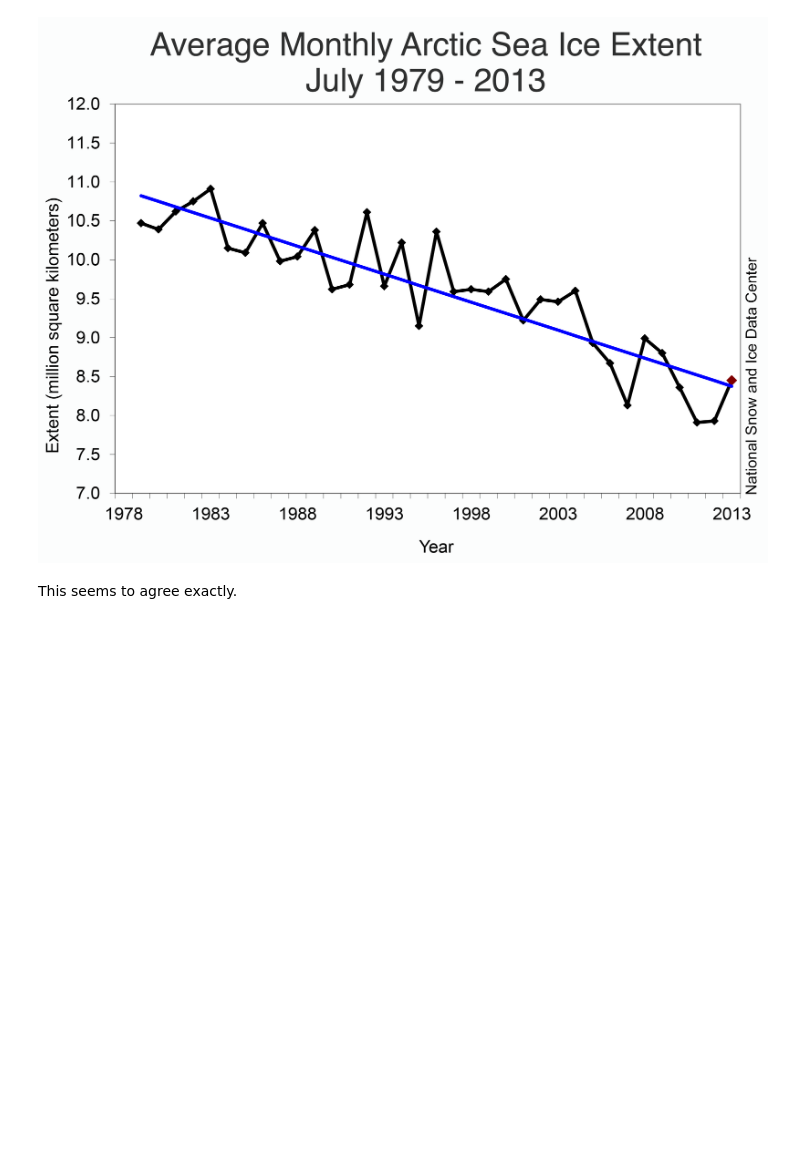
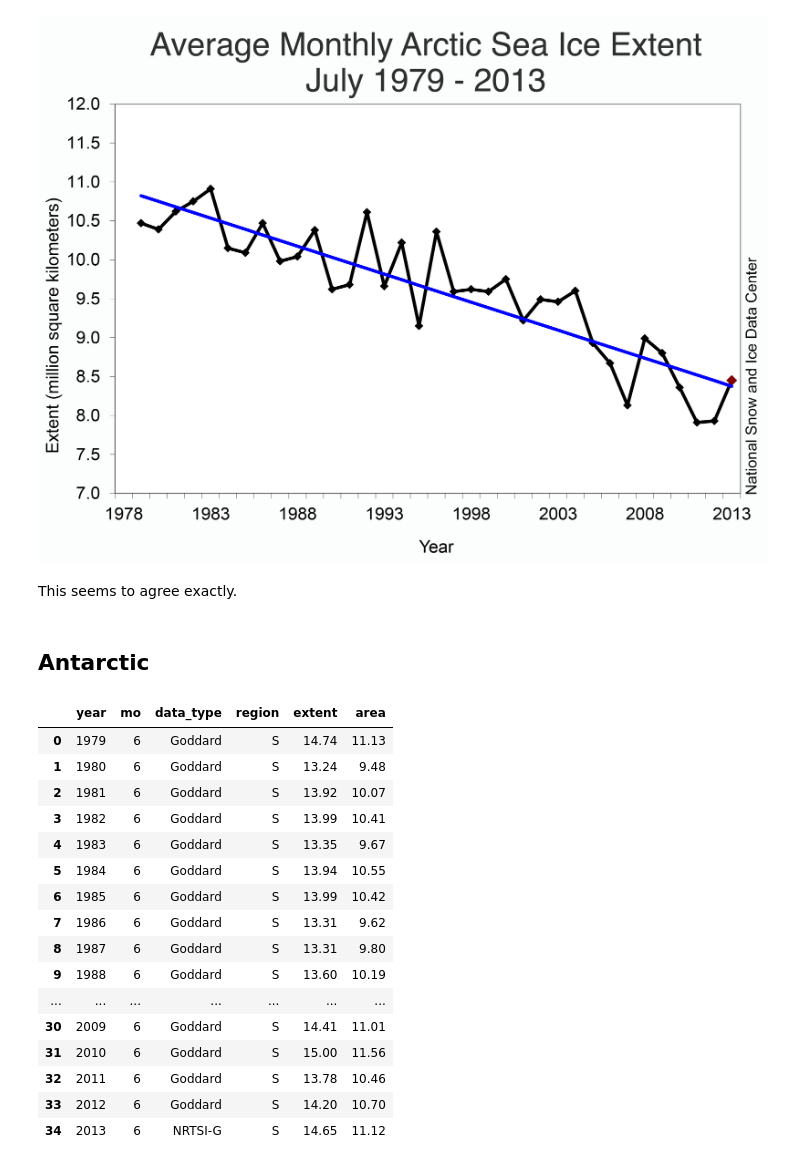
Before and after one commit to certik/climate, a Jupyter notebook: Sea Ice Index.ipynb, the cells around one changed output. Drawn from its saved outputs; the diff is of its cells as text; code cells hidden in the pictures; blank space fills up the shorter version.

```diff
--- a/Sea Ice Index.ipynb
+++ b/Sea Ice Index.ipynb
@@ -171,3 +171,27 @@ Image(url="http://nsidc.org/arcticseaicenews/files/2013/08/Figure3.png", embed=T
 [figure]
 # %% [markdown]
 This seems to agree exactly.
+# %% [markdown]
+## Antarctic
+# %%
+open("data/S_06_area.txt", "w").write(urllib2.urlopen("ftp://sidads.colorado.edu/DATASETS/NOAA/G02135/Jun/S_06_area.txt").read())
+data = read_table("data/S_06_area.txt", skipfooter=7, sep="\s+")
+data
+# %% [output]
+|  | year | mo | data_type | region | extent | area |
+| 0 | 1979 | 6 | Goddard | S | 14.74 | 11.13 |
+| 1 | 1980 | 6 | Goddard | S | 13.24 | 9.48 |
+| 2 | 1981 | 6 | Goddard | S | 13.92 | 10.07 |
+| 3 | 1982 | 6 | Goddard | S | 13.99 | 10.41 |
+| 4 | 1983 | 6 | Goddard | S | 13.35 | 9.67 |
+| 5 | 1984 | 6 | Goddard | S | 13.94 | 10.55 |
+| 6 | 1985 | 6 | Goddard | S | 13.99 | 10.42 |
+| 7 | 1986 | 6 | Goddard | S | 13.31 | 9.62 |
+| 8 | 1987 | 6 | Goddard | S | 13.31 | 9.80 |
+| 9 | 1988 | 6 | Goddard | S | 13.60 | 10.19 |
+| ... | ... | ... | ... | ... | ... | ... |
+| 30 | 2009 | 6 | Goddard | S | 14.41 | 11.01 |
+| 31 | 2010 | 6 | Goddard | S | 15.00 | 11.56 |
+| 32 | 2011 | 6 | Goddard | S | 13.78 | 10.46 |
+| 33 | 2012 | 6 | Goddard | S | 14.20 | 10.70 |
+| 34 | 2013 | 6 | NRTSI-G | S | 14.65 | 11.12 |
```
Also changed, not shown: parts of 4 cells of this notebook.
